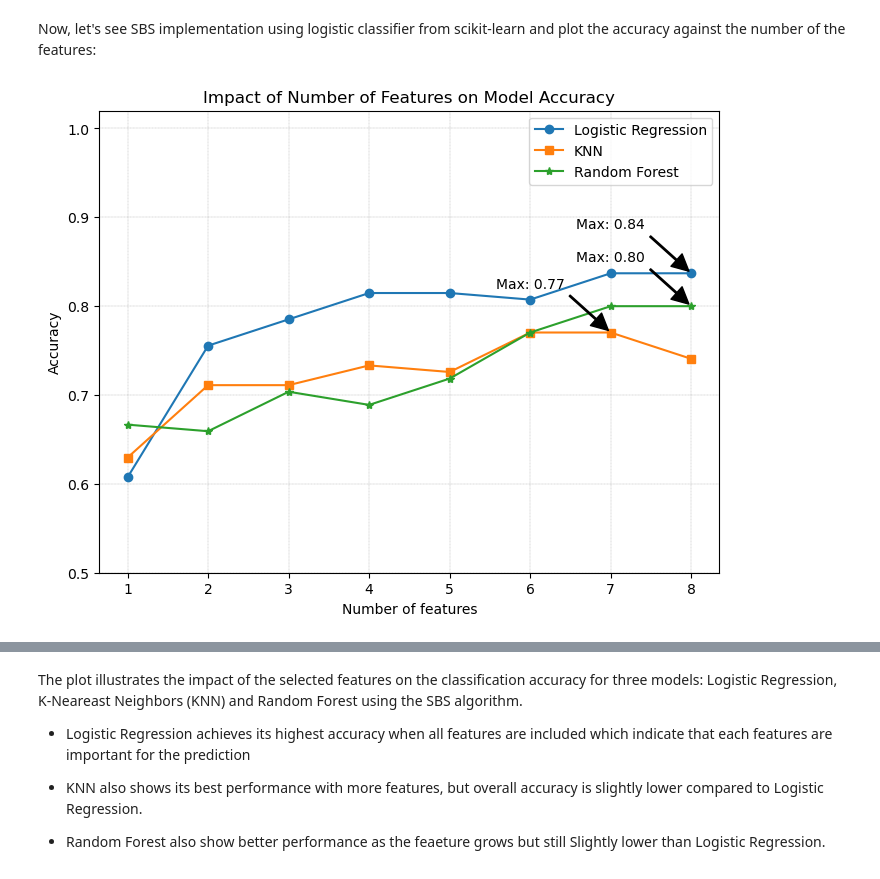
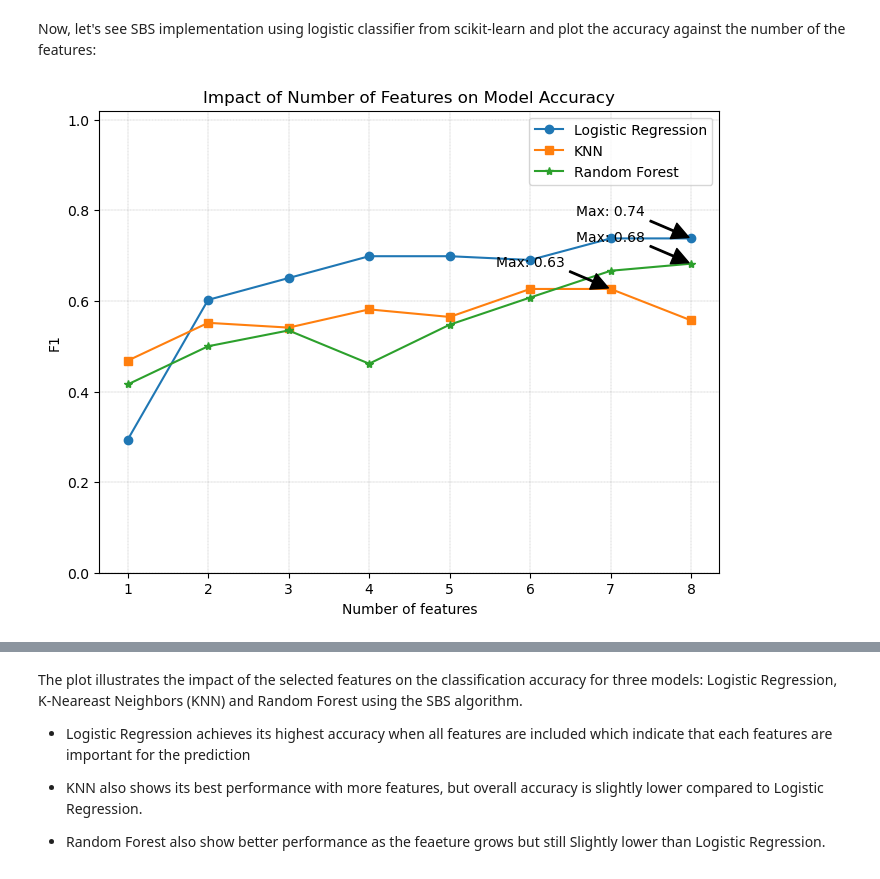
Before and after one commit to fatinshariff/Diabetes, a Jupyter notebook: diabetes.ipynb, the cells around one changed output, grey strips where cells are left out. Drawn from its saved outputs; the diff is of its cells as text; code cells hidden in the pictures.

Commit message:
change metric to F1-score

```diff
--- a/diabetes.ipynb
+++ b/diabetes.ipynb
@@ -167,11 +164,11 @@ Labels counts in y_test:  [150  81]
 # %%
 from sklearn.base import clone
 from sklearn.model_selection import train_test_split
-from sklearn.metrics import accuracy_score
+from sklearn.metrics import f1_score, classification_report
 from itertools import combinations
 
 class SBS:
-    def __init__(self,estimator, k_features, scoring = accuracy_score, test_size = 0.25, random_state = 1):
+    def __init__(self,estimator, k_features, scoring = f1_score, test_size = 0.25, random_state = 1):
         self.scoring = scoring
         self.estimator = clone(estimator)
         self.k_features = k_features
@@ -253,33 +250,33 @@ for idx,(name,clf) in enumerate(classifiers):
     # -applying it on random forest classifier will have no change in the performance
     if 'forest' not in name.lower():
         # print(name.lower())
         sc.fit(X_train)
         X_train = sc.transform(X_train)
         X_test = sc.transform(X_test)
 
     sbs = SBS(clf, k_features = 1)
     sbs.fit(X_train, y_train)
 
     # plotting performance of feature subsets
     k_feat = [len(k) for k in sbs.subsets_]
     ax.plot(k_feat, sbs.scores_, marker=markers[idx], label=name)
 
     # Annotate the highest point
     max_score = max(sbs.scores_)
     max_idx = np.argmax(sbs.scores_)
     ax.annotate(f'Max: {max_score:.2f}',
              xy=(k_feat[max_idx], max_score),
              xytext=(k_feat[max_idx]-1, max_score+0.05),
              arrowprops=dict(facecolor='black', shrink=0.05, width= 1),
              ha='center')
 
-ax.set_ylim([0.5, 1.02])
-ax.set_ylabel('Accuracy')
+ax.set_ylim([0, 1.02])
+ax.set_ylabel('F1')
 ax.set_xlabel('Number of features')
 ax.set_title('Impact of Number of Features on Model Accuracy')
 ax.grid(color = 'gray', linestyle = '--', linewidth = 0.2)
 ax.legend()
 
 plt.show()
 # %% [output]
-[figure, old version]
+[figure, new version]
```
Also changed, not shown: parts of 7 cells of this notebook.
